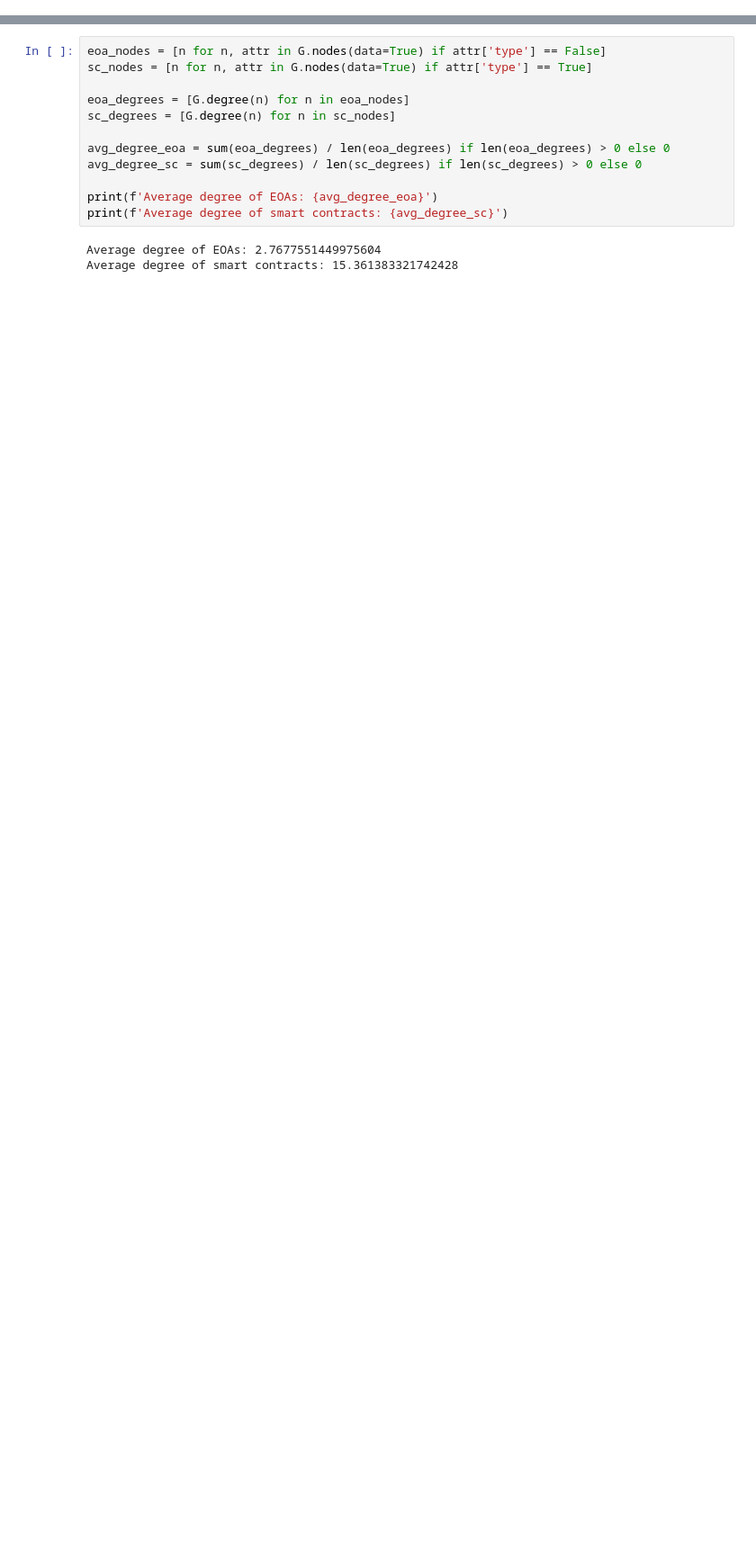
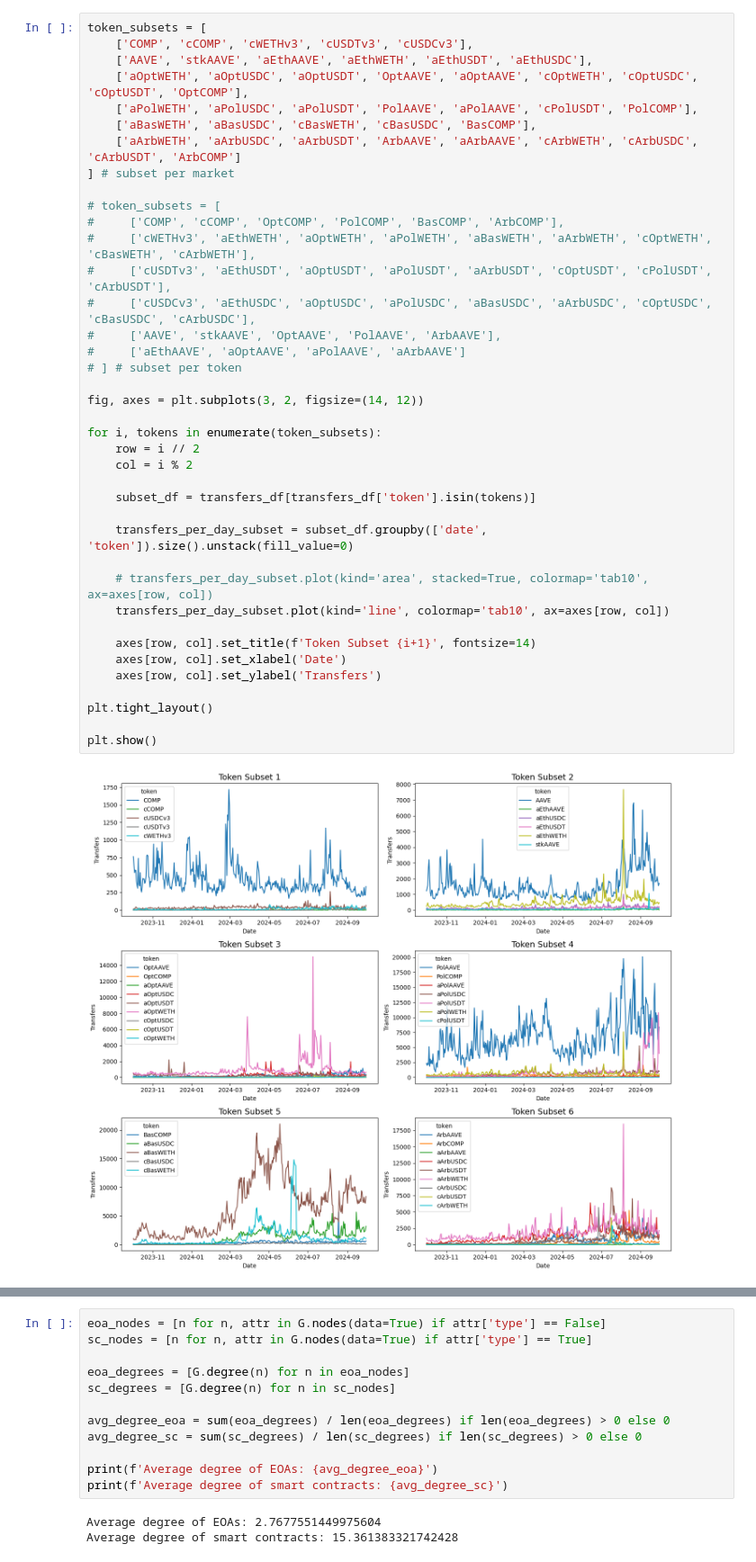
Before and after one commit to SamHes/Master-thesis, a Jupyter notebook: network.ipynb, the cells around one changed output, grey strips where cells are left out. Shown at 90% size. Saved outputs shown, nothing was run; the diff lists cells and outputs as text; blank space fills up the shorter version.

```diff
--- a/network.ipynb
+++ b/network.ipynb
@@ -93,0 +42,41 @@ address_type_df = pd.read_csv('data/node_table.csv')
+# %%
+token_subsets = [
+    ['COMP', 'cCOMP', 'cWETHv3', 'cUSDTv3', 'cUSDCv3'],
+    ['AAVE', 'stkAAVE', 'aEthAAVE', 'aEthWETH', 'aEthUSDT', 'aEthUSDC'],
+    ['aOptWETH', 'aOptUSDC', 'aOptUSDT', 'OptAAVE', 'aOptAAVE', 'cOptWETH', 'cOptUSDC', 'cOptUSDT', 'OptCOMP'],
+    ['aPolWETH', 'aPolUSDC', 'aPolUSDT', 'PolAAVE', 'aPolAAVE', 'cPolUSDT', 'PolCOMP'],
+    ['aBasWETH', 'aBasUSDC', 'cBasWETH', 'cBasUSDC', 'BasCOMP'],
+    ['aArbWETH', 'aArbUSDC', 'aArbUSDT', 'ArbAAVE', 'aArbAAVE', 'cArbWETH', 'cArbUSDC', 'cArbUSDT', 'ArbCOMP']
+] # subset per market
+
+# token_subsets = [
+#     ['COMP', 'cCOMP', 'OptCOMP', 'PolCOMP', 'BasCOMP', 'ArbCOMP'],
+#     ['cWETHv3', 'aEthWETH', 'aOptWETH', 'aPolWETH', 'aBasWETH', 'aArbWETH', 'cOptWETH', 'cBasWETH', 'cArbWETH'],
+#     ['cUSDTv3', 'aEthUSDT', 'aOptUSDT', 'aPolUSDT', 'aArbUSDT', 'cOptUSDT', 'cPolUSDT', 'cArbUSDT'],
+#     ['cUSDCv3', 'aEthUSDC', 'aOptUSDC', 'aPolUSDC', 'aBasUSDC', 'aArbUSDC', 'cOptUSDC', 'cBasUSDC', 'cArbUSDC'],
+#     ['AAVE', 'stkAAVE', 'OptAAVE', 'PolAAVE', 'ArbAAVE'],
+#     ['aEthAAVE', 'aOptAAVE', 'aPolAAVE', 'aArbAAVE']
+# ] # subset per token
+
+fig, axes = plt.subplots(3, 2, figsize=(14, 12))
+
+for i, tokens in enumerate(token_subsets):
+    row = i // 2
+    col = i % 2
+
+    subset_df = transfers_df[transfers_df['token'].isin(tokens)]
+
+    transfers_per_day_subset = subset_df.groupby(['date', 'token']).size().unstack(fill_value=0)
+
+    # transfers_per_day_subset.plot(kind='area', stacked=True, colormap='tab10', ax=axes[row, col])
+    transfers_per_day_subset.plot(kind='line', colormap='tab10', ax=axes[row, col])
+
+    axes[row, col].set_title(f'Token Subset {i+1}', fontsize=14)
+    axes[row, col].set_xlabel('Date')
+    axes[row, col].set_ylabel('Transfers')
+
+plt.tight_layout()
+
+plt.show()
+# %% [output]
+[figure, added]
```
Also changed, not shown: parts of 21 cells of this notebook, 16 other files.
